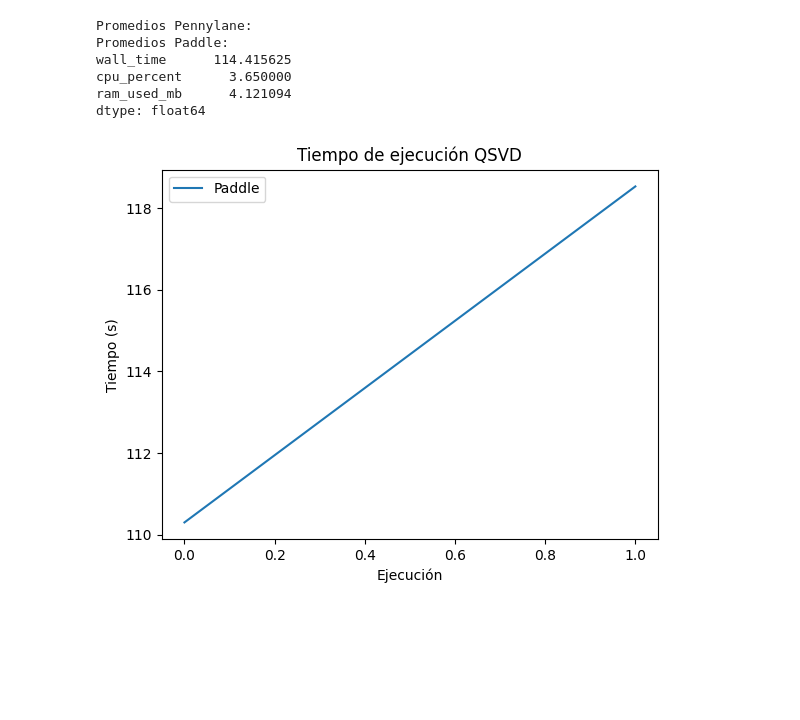
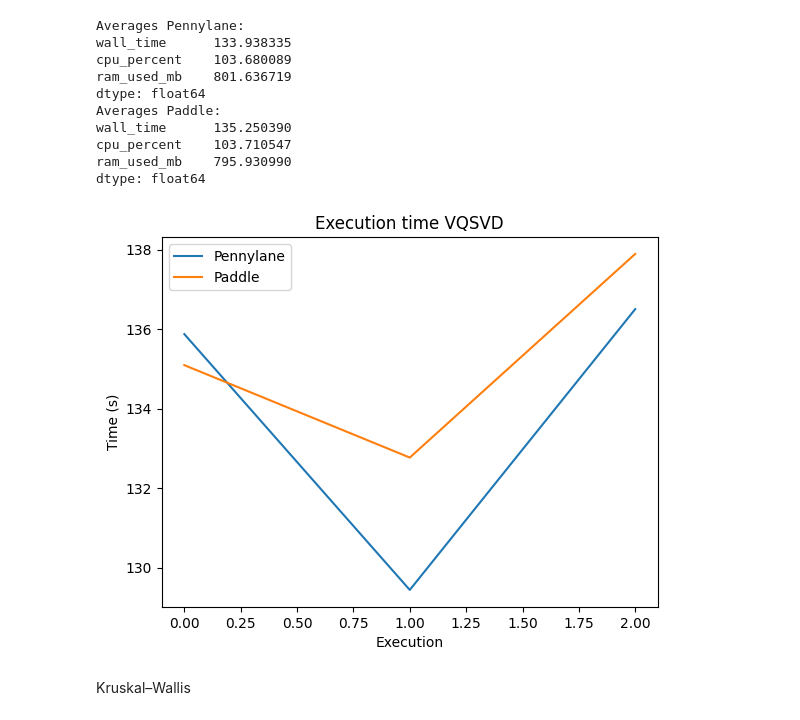
Before and after one commit to Universidad-Cenfotec/VQSVD-Project, a Jupyter notebook: app/algorithms/benchmark_vqsvd.ipynb, the cells around one changed output. Cells and saved outputs as stored; diff of their text form; code cells hidden in the pictures; blank space fills up the shorter version.

```diff
--- a/app/algorithms/benchmark_vqsvd.ipynb
+++ b/app/algorithms/benchmark_vqsvd.ipynb
@@ -38,11 +14,0 @@ def run_notebook_and_measure(path_to_notebook):
-# %%
-results = {
-    "pennylane": [],
-    "paddle": []
-}
-
-for i in range(2):
-    #res_penny = run_notebook_and_measure("app/algorithms/Output/solution_clean_pennylane.ipynb")
-    res_paddle = run_notebook_and_measure("solution_clean_paddle.ipynb")
-    #results["pennylane"].append(res_penny)
-    results["paddle"].append(res_paddle)
@@ -51,0 +130,5 @@ Running: solution_clean_paddle.ipynb
+# %%
+
+scripts = ["solution_clean_paddle.py", "solution_clean_pennylane.py"]
+benchmark = BENCHMARK_VQSVD(scripts)
+benchmark.run_benchmark(iterations=3)  # puedes cambiar el número de iteraciones si quieres
@@ -52,29 +147,32 @@ Running: solution_clean_paddle.ipynb
 # %%
-import pandas as pd
-import matplotlib.pyplot as plt
+results = benchmark.get_results()
+df = pd.DataFrame([entry for script_results in results.values() for entry in script_results])
+df_penny = df[df["source"] == "solution_clean_pennylane.py"].reset_index(drop=True)
+df_paddle = df[df["source"] == "solution_clean_paddle.py"].reset_index(drop=True)
 
-#df_penny = pd.DataFrame(results["pennylane"])
-df_paddle = pd.DataFrame(results["paddle"])
+print("Averages Pennylane:")
+print(df_penny[["wall_time", "cpu_percent", "ram_used_mb"]].mean())
 
-print("Promedios Pennylane:")
-#print(df_penny.mean())
+print("Averages Paddle:")
+print(df_paddle[["wall_time", "cpu_percent", "ram_used_mb"]].mean())
 
-print("Promedios Paddle:")
-print(df_paddle.mean())
-
-# Graficar tiempo
-#plt.plot(df_penny["wall_time"], label="Pennylane")
+# Plot time
+plt.plot(df_penny["wall_time"], label="Pennylane")
 plt.plot(df_paddle["wall_time"], label="Paddle")
-plt.ylabel("Tiempo (s)")
-plt.xlabel("Ejecución")
-plt.title("Tiempo de ejecución QSVD")
+plt.ylabel("Time (s)")
+plt.xlabel("Execution")
+plt.title("Execution time VQSVD")
 plt.legend()
 plt.show()
 # %% [output]
-Promedios Pennylane:
-Promedios Paddle:
-wall_time      114.415625
-cpu_percent      3.650000
-ram_used_mb      4.121094
+Averages Pennylane:
+wall_time      133.938335
+cpu_percent    103.680089
+ram_used_mb    801.636719
 dtype: float64
+Averages Paddle:
+wall_time      135.250390
+cpu_percent    103.710547
+ram_used_mb    795.930990
+dtype: float64
-[figure, old version]
+[figure, new version]
@@ -97,0 +179,2 @@ with open(output_path, mode='w', newline='') as file:
+# %% [markdown]
+Kruskal–Wallis
```
Also changed, not shown: parts of 9 cells of this notebook, 8 other files.
